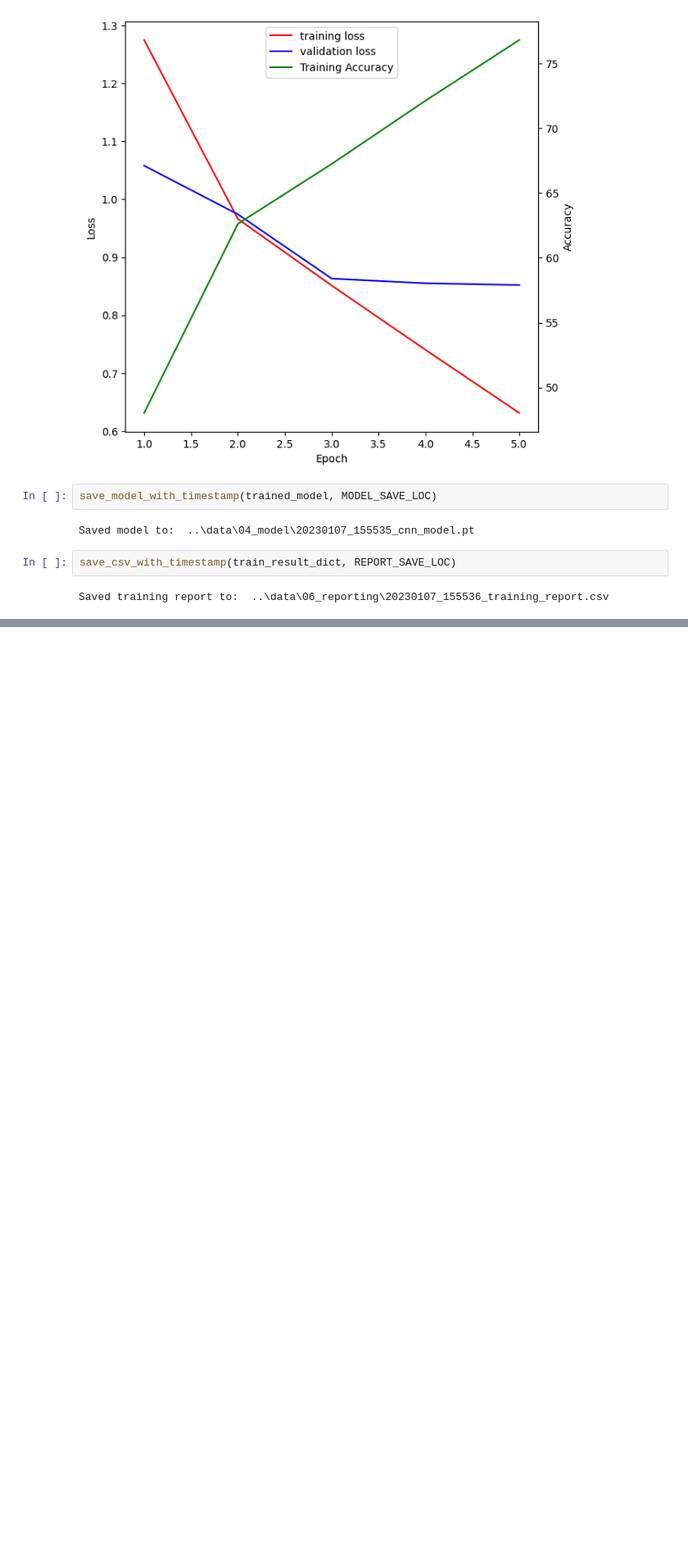
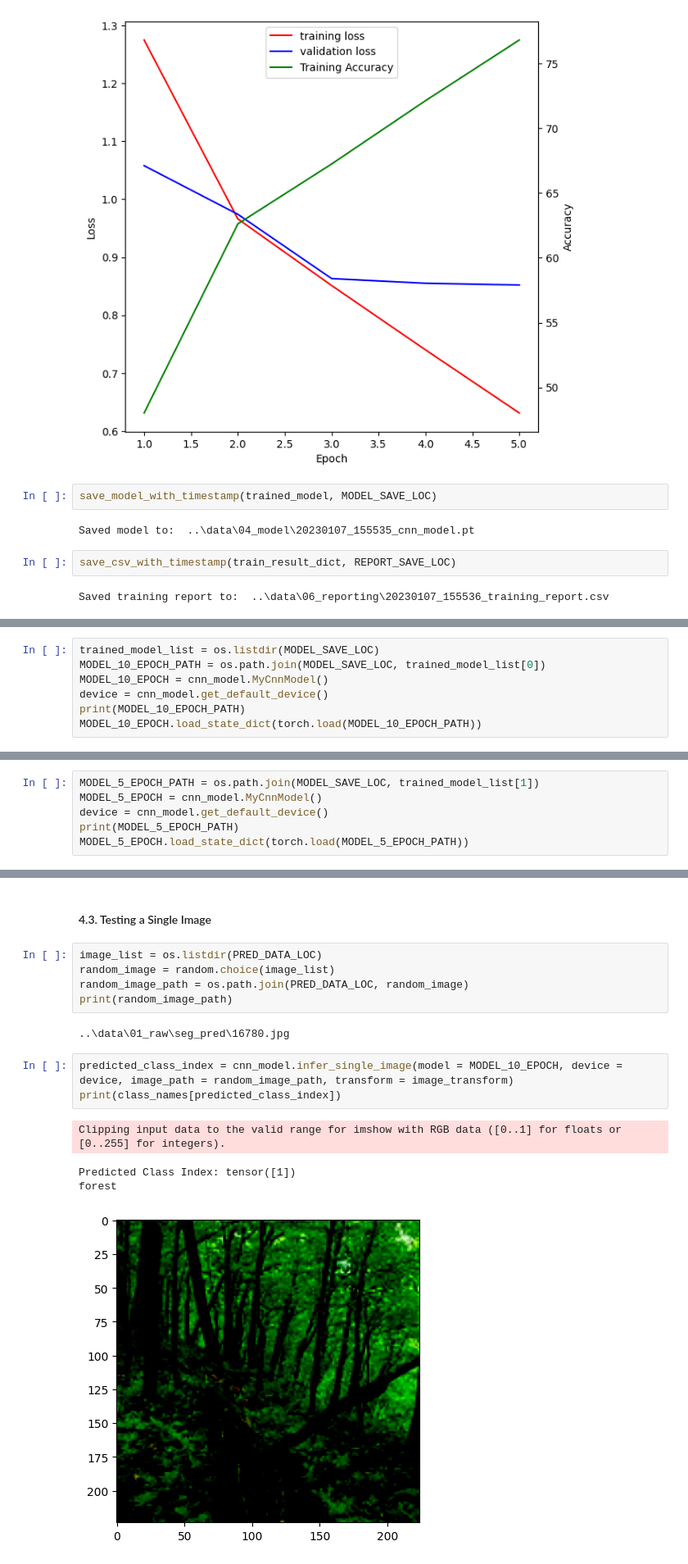
Before and after one commit to joshuavaple/intel_img_clf_pytorch, a Jupyter notebook: notebooks/experiment.ipynb, the cells around one changed output, grey strips where cells are left out. Shown at 82% size. Drawn from its saved outputs; the diff is of its cells as text; blank space fills up the shorter version.

Commit message:
added model loading and inference on test set + single image

```diff
--- a/notebooks/experiment.ipynb
+++ b/notebooks/experiment.ipynb
@@ -147,0 +154,7 @@ Saved training report to:  ..\data\06_reporting\20230107_155536_training_report.
+# %%
+trained_model_list = os.listdir(MODEL_SAVE_LOC)
+MODEL_10_EPOCH_PATH = os.path.join(MODEL_SAVE_LOC, trained_model_list[0])
+MODEL_10_EPOCH = cnn_model.MyCnnModel()
+device = cnn_model.get_default_device()
+print(MODEL_10_EPOCH_PATH)
+MODEL_10_EPOCH.load_state_dict(torch.load(MODEL_10_EPOCH_PATH))
@@ -147,0 +193,6 @@ Saved training report to:  ..\data\06_reporting\20230107_155536_training_report.
+# %%
+MODEL_5_EPOCH_PATH = os.path.join(MODEL_SAVE_LOC, trained_model_list[1])
+MODEL_5_EPOCH = cnn_model.MyCnnModel()
+device = cnn_model.get_default_device()
+print(MODEL_5_EPOCH_PATH)
+MODEL_5_EPOCH.load_state_dict(torch.load(MODEL_5_EPOCH_PATH))
@@ -147,0 +228,17 @@ Saved training report to:  ..\data\06_reporting\20230107_155536_training_report.
+# %% [markdown]
+#### 4.3. Testing a Single Image
+# %%
+image_list = os.listdir(PRED_DATA_LOC)
+random_image = random.choice(image_list)
+random_image_path = os.path.join(PRED_DATA_LOC, random_image)
+print(random_image_path)
+# %% [output]
+..\data\01_raw\seg_pred\16780.jpg
+# %%
+predicted_class_index = cnn_model.infer_single_image(model = MODEL_10_EPOCH, device = device, image_path = random_image_path, transform = image_transform)
+print(class_names[predicted_class_index])
+# %% [output]
+Clipping input data to the valid range for imshow with RGB data ([0..1] for floats or [0..255] for integers).
+Predicted Class Index: tensor([1])
+forest
+[figure, added]
```
Also changed, not shown: parts of 11 cells of this notebook.
